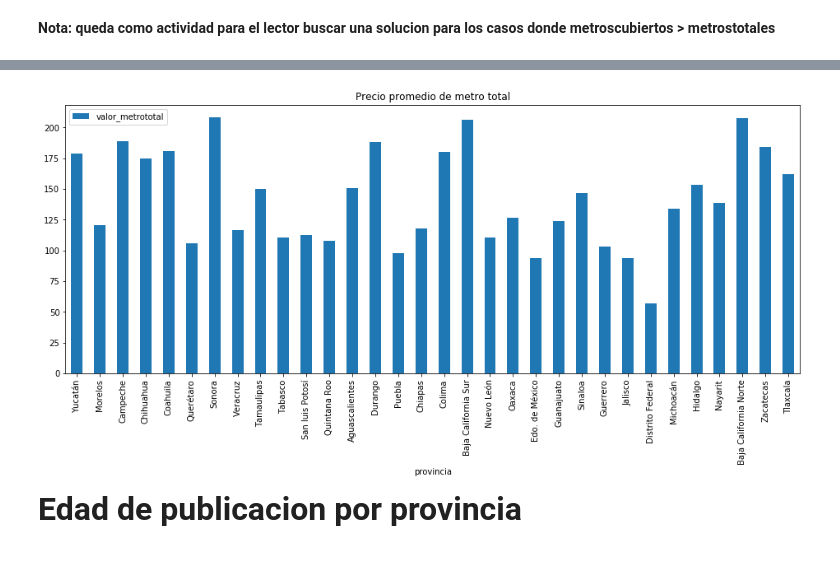
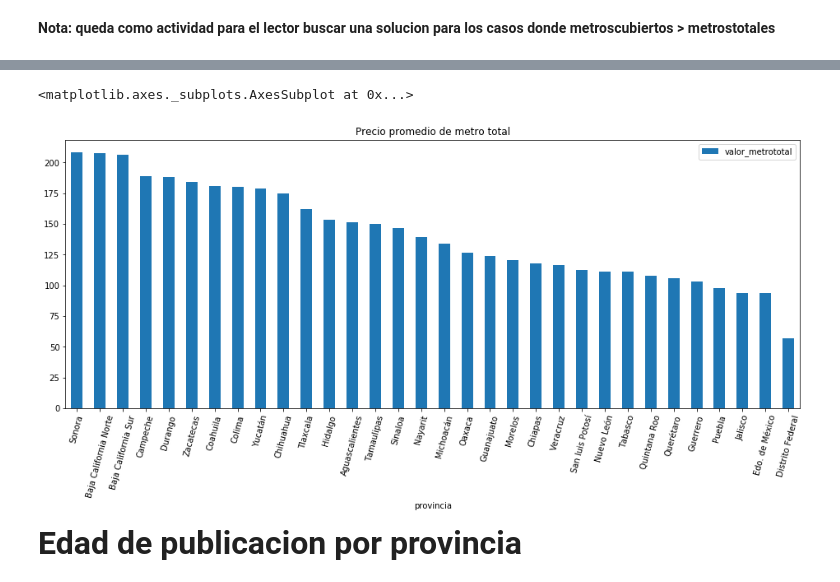
Before and after one commit to PBrrtrn/7506-organizacion-de-datos, a Jupyter notebook: src/exp/exploracion_por_provincia.ipynb, the cells around one changed output, grey strips where cells are left out. Drawn from its saved outputs; the diff is of its cells as text; code cells hidden in the pictures.

```diff
--- a/src/exp/exploracion_por_provincia.ipynb
+++ b/src/exp/exploracion_por_provincia.ipynb
@@ -151,11 +164,11 @@ See the caveats in the documentation: http://pandas.pydata.org/pandas-docs/stabl
 # %%
 por_provincia_cured.groupby('provincia').\
 agg({'valor_metrototal':'mean'}).loc[order].\
-plot(kind = 'bar', figsize =[16,6], title = 'Precio promedio de metro total')
-
-por_provincia_cured = None
+sort_values(by='valor_metrototal',ascending = False).\
+plot.bar(figsize =[16,6], title = 'Precio promedio de metro total', rot = 75)
 # %% [output]
+<matplotlib.axes._subplots.AxesSubplot at 0x...>
-[figure, old version]
+[figure, new version]
 # %% [markdown]
 <strong><font size="6"> Edad de publicacion por provincia <strong></font>
 # %%
```
Also changed, not shown: parts of 5 cells of this notebook.
